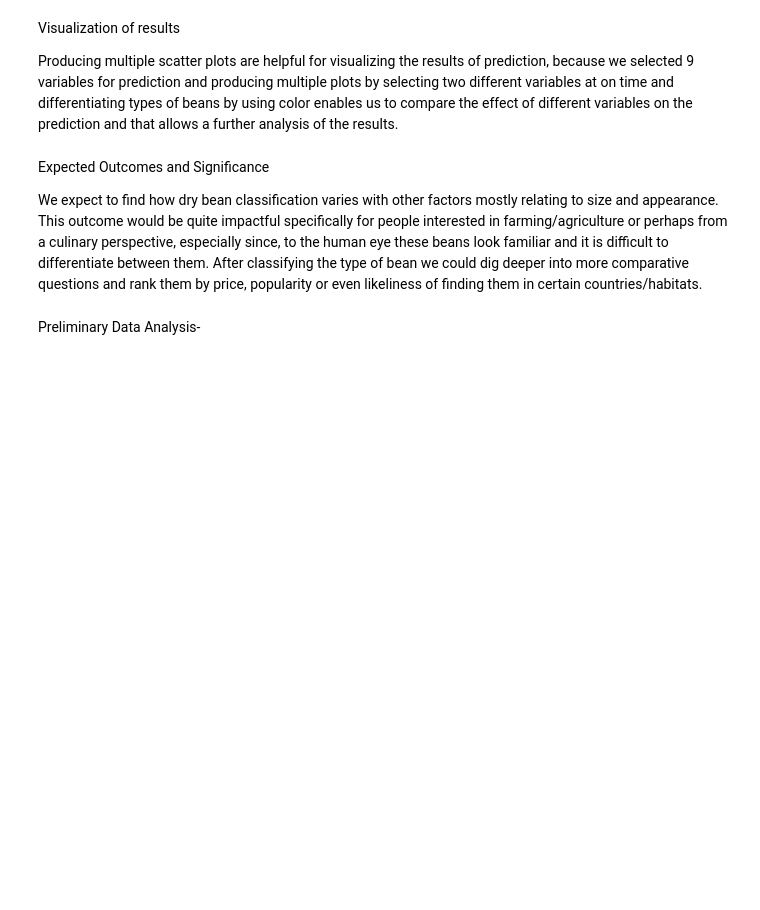
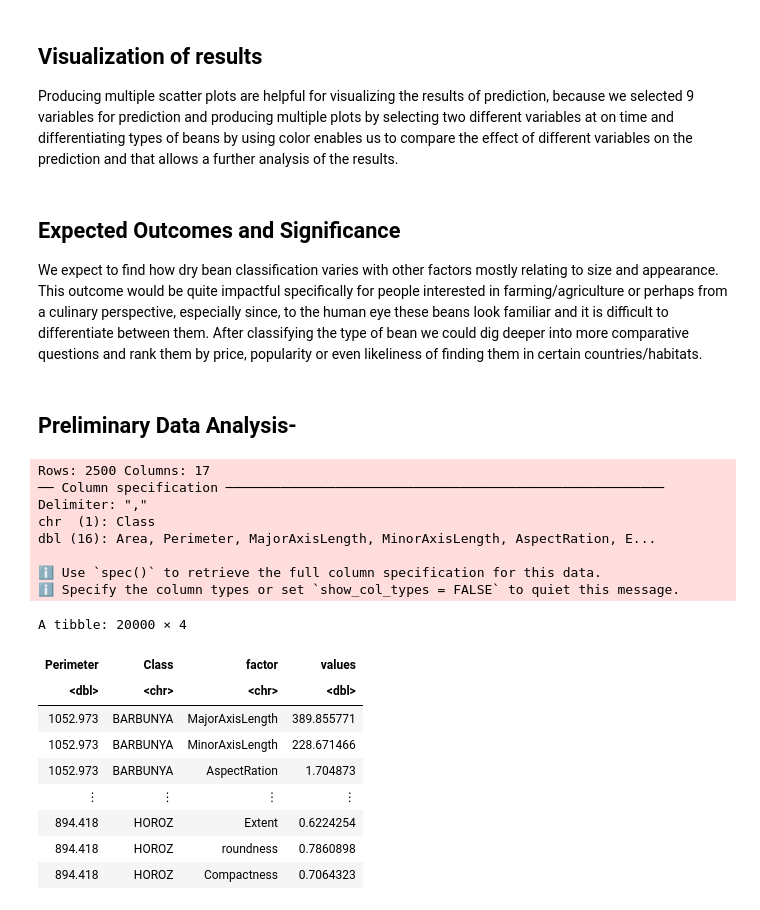
Before and after one commit to dhawal-rathore/DSCI100-Group-Project, a Jupyter notebook: GroupProposal.ipynb, the cells around one changed output. Cells and saved outputs as stored; diff of their text form; code cells hidden in the pictures; blank space fills up the shorter version.

Commit message:
Finished Prelim Data Analysis
also made all headings titles

```diff
--- a/GroupProposal.ipynb
+++ b/GroupProposal.ipynb
@@ -12,12 +12,12 @@ To conduct an effective data analysis, we first will clean and wrangle the data,
 Moreover,  the last four columns, which are shape factor 1, 2, 3, and 4 might also not be used for prediction because it is unclear what these four different variables represent and what the difference between these four variables in this dataset are.
 Moreover, because we are predicting a class/type here, classification will be appropriate to use for building a prediction model. Also, in order to test the accuracy and select the value of K for our model, we need to split the data into train and test datasets for cross validation, but the dataset is already split into two different sets on the website, therefore, it is not necessary for us to repeat this step, which means the test and train dataset on the website will be used directly for checking the accuracy of the classifier. Finally, a suitable and accurate K will be selected for our final prediction of the type of beans.
 # %% [markdown]
-Visualization of results
+## Visualization of results
 
 Producing multiple scatter plots are helpful for visualizing the results of prediction, because we selected 9 variables for prediction and producing multiple plots by selecting two different variables at on time and differentiating types of beans by using color enables us to compare the effect of different variables on the prediction and that allows a further analysis of the results.
 # %% [markdown]
-Expected Outcomes and Significance
+## Expected Outcomes and Significance
 
 We expect to find how dry bean classification varies with other factors mostly relating to size and appearance. This outcome would be quite impactful specifically for people interested in farming/agriculture or perhaps from a culinary perspective, especially since, to the human eye these beans look familiar and it is difficult to differentiate between them. After classifying the type of bean we could dig deeper into more comparative questions and rank them by price, popularity or even likeliness of finding them in certain countries/habitats.
 # %% [markdown]
-Preliminary Data Analysis-
+## Preliminary Data Analysis-
@@ -27,0 +30,31 @@ bean_data<-read_csv("")
+# %%
+#reading data for prelim. analysis from the training dataset in the data folder
+bean_data_inital<-read_csv("data/bean_training.csv")
+
+#selecting only relevant columns from the given data and tidying the data
+bean_data<-bean_data_inital|>
+            select(-Area,-ConvexArea,-Solidity,-(ShapeFactor1:ShapeFactor4))|>
+        pivot_longer(
+        cols=MajorAxisLength:Compactness,
+        names_to="factor",
+        values_to="values")
+bean_data
+# %% [output]
+Rows: 2500 Columns: 17
+── Column specification ────────────────────────────────────────────────────────
+Delimiter: ","
+chr  (1): Class
+dbl (16): Area, Perimeter, MajorAxisLength, MinorAxisLength, AspectRation, E...
+
+ℹ Use `spec()` to retrieve the full column specification for this data.
+ℹ Specify the column types or set `show_col_types = FALSE` to quiet this message.
+A tibble: 20000 × 4
+| Perimeter | Class | factor | values |
+| <dbl> | <chr> | <chr> | <dbl> |
+| 1052.973 | BARBUNYA | MajorAxisLength | 389.855771 |
+| 1052.973 | BARBUNYA | MinorAxisLength | 228.671466 |
+| 1052.973 | BARBUNYA | AspectRation | 1.704873 |
+| ⋮ | ⋮ | ⋮ | ⋮ |
+| 894.418 | HOROZ | Extent | 0.6224254 |
+| 894.418 | HOROZ | roundness | 0.7860898 |
+| 894.418 | HOROZ | Compactness | 0.7064323 |
```
Also changed, not shown: parts of 6 cells of this notebook, 2 other files.
